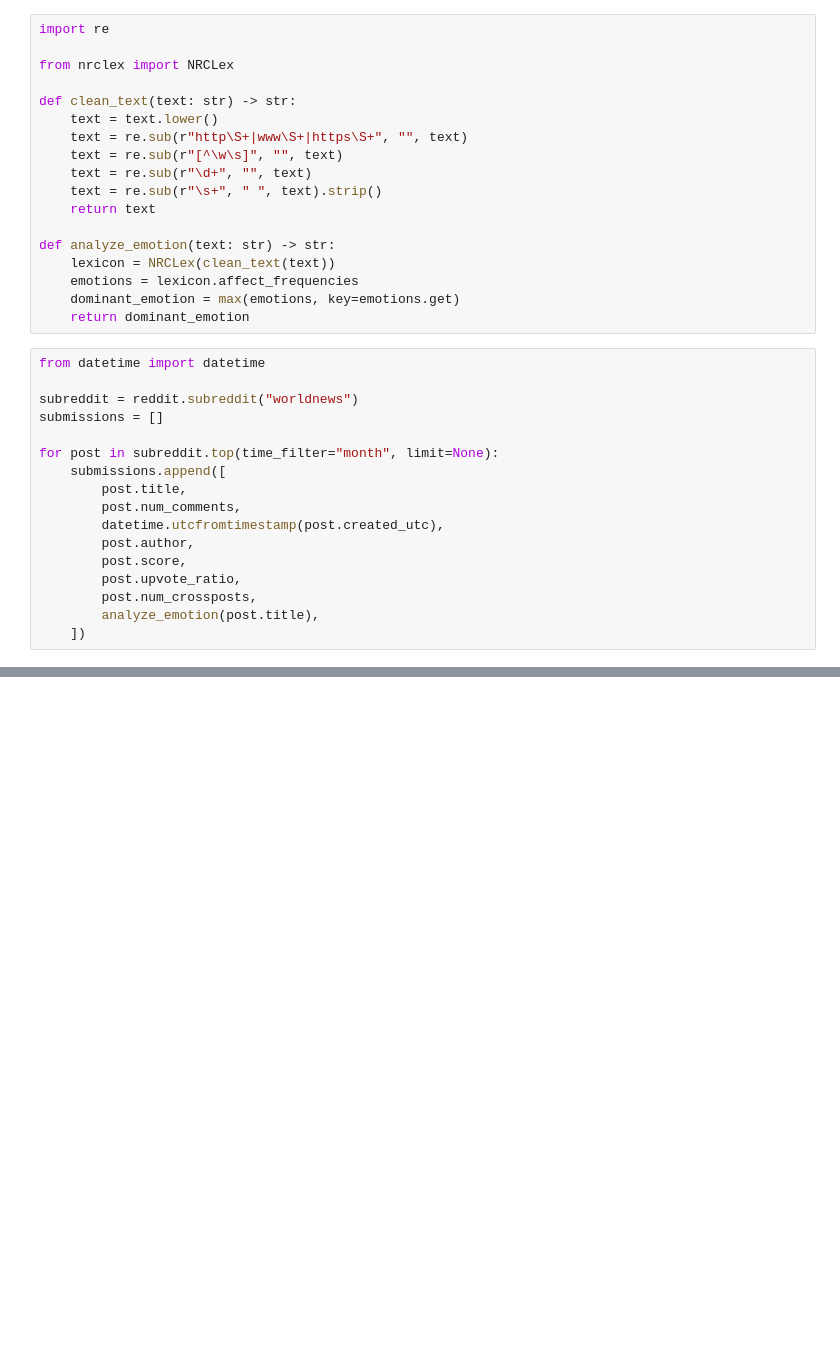
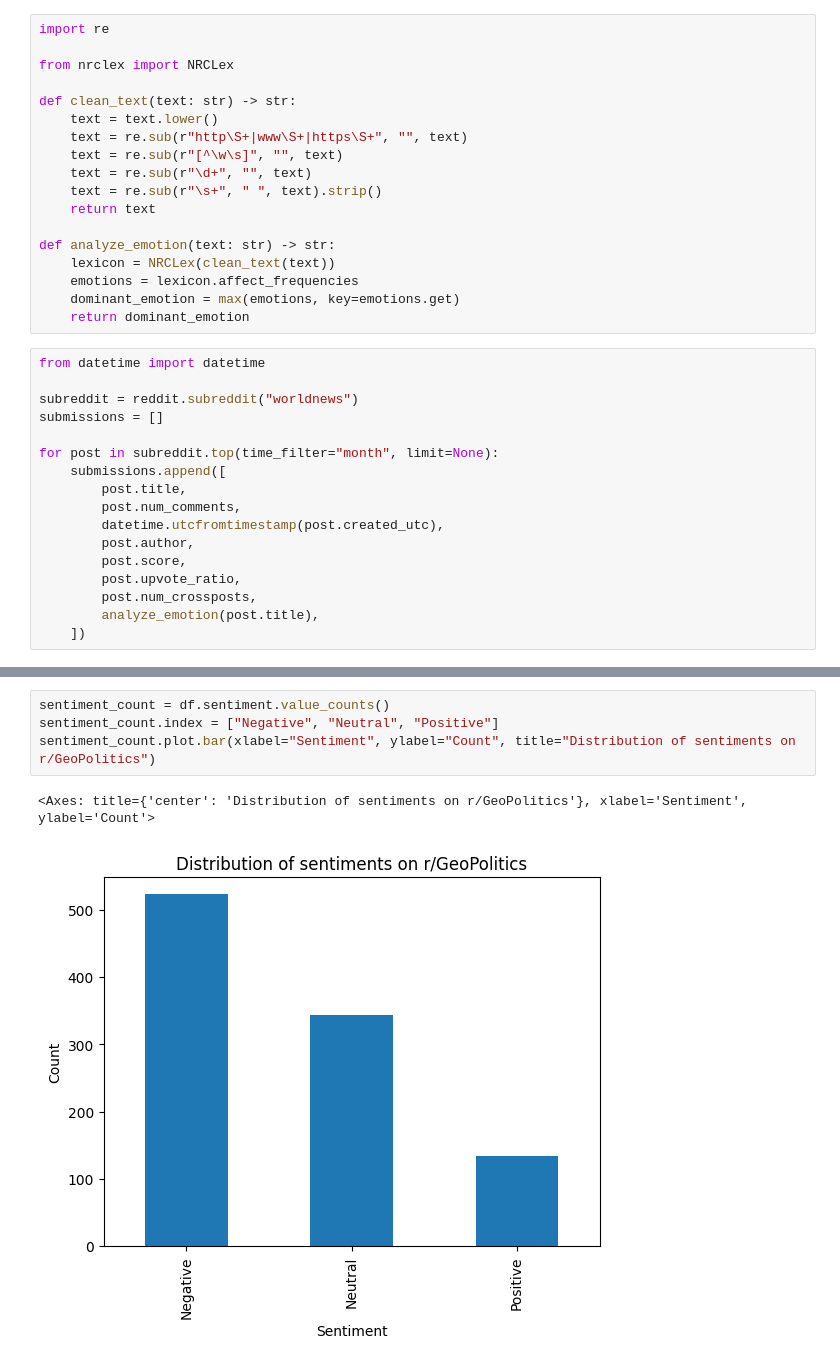
Before and after one commit to Devansh3712/subreddit-analysis, a Jupyter notebook: main.ipynb, the cells around one changed output, grey strips where cells are left out. Drawn from its saved outputs; the diff is of its cells as text; blank space fills up the shorter version.

```diff
--- a/main.ipynb
+++ b/main.ipynb
@@ -84,0 +89,7 @@ emotion_count.plot.bar(xlabel="emotion", ylabel="count", title="Distribution of
+# %%
+sentiment_count = df.sentiment.value_counts()
+sentiment_count.index = ["Negative", "Neutral", "Positive"]
+sentiment_count.plot.bar(xlabel="Sentiment", ylabel="Count", title="Distribution of sentiments on r/GeoPolitics")
+# %% [output]
+<Axes: title={'center': 'Distribution of sentiments on r/GeoPolitics'}, xlabel='Sentiment', ylabel='Count'>
+[figure, added]
```
Also changed, not shown: parts of 5 cells of this notebook.
